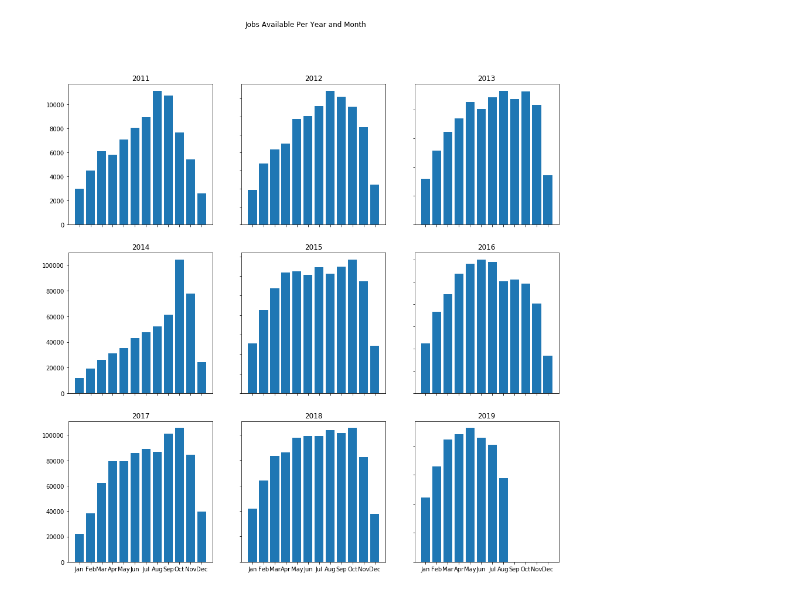
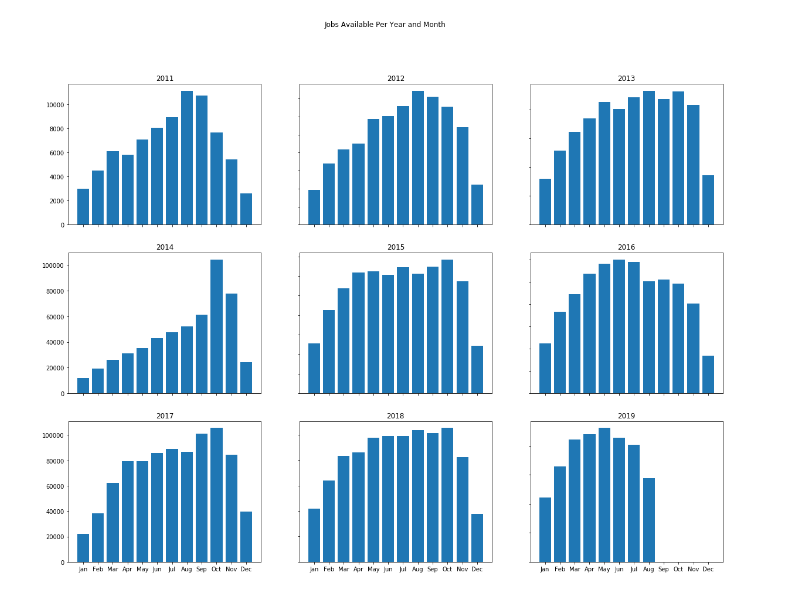
Before and after one commit to Khumo94/citadel-datathon-2019, a Jupyter notebook: load-dataset-1.ipynb, the cells around one changed output. Cells and saved outputs as stored; diff of their text form; code cells hidden in the pictures.

Commit message:
graphs from shivs part

```diff
--- a/load-dataset-1.ipynb
+++ b/load-dataset-1.ipynb
@@ -22,12 +22,14 @@ job_listings["deleted_month"] = [x.month for x in job_listings.delete_date]
 # %%
 jobcountsList = []
 datesList = []
+datesList2 = []
 monthmap = {"1":"Jan", "2":"Feb", "3":"Mar", "4":"Apr", "5":"May", "6":"Jun", "7":"Jul", "8":"Aug", "9":"Sep", "10":"Oct", "11":"Nov", "12":"Dec"}
 years = []
 for year in range (2011, 2020, 1):
     years.append(year)
     jobcounts = []
     dates = []
+    dates2 = []
     for month in range(1,13,1):
         # this = job_listings[job_listings.created.apply(lambda x:  x.year <= year and  x.month <= month) & job_listings.delete_date.apply(lambda x:  x.year >= year and  x.month >= month)]
         this = job_listings
@@ -38,21 +40,21 @@ for year in range (2011, 2020, 1):
         this = this[this.deleted_month >= month]
         # job_listings.deleted_year >= year & job_listings.deleted_month >= month]
         jobcounts.append(this["title"].count())
-        # dates.append("{} {}".format(monthmap[str(month)],"'"+str(year).lstrip("20")))
+        dates2.append("{} {}".format(monthmap[str(month)],"'"+str(year).lstrip("20")))
         dates.append("{}".format(monthmap[str(month)]))
     jobcountsList.append(jobcounts)
     datesList.append(dates)
+    datesList2.append(dates2)
 # %%
-# plot this month
+#plot by year
 # plt.figure(figsize=(20,10))
-fig, axs = plt.subplots(nrows=3, ncols=3, figsize=(15,15))
+fig, axs = plt.subplots(nrows=3, ncols=3, figsize=(20,15))
 fig.suptitle('Jobs Available Per Year and Month')
 for ax,dates, jobcounts, year in zip(axs.flat, datesList, jobcountsList, years):
     ax.bar(dates,jobcounts)
     ax.set_title(str(year))
 
 for ax in axs.flat:
     ax.label_outer()
-plt.show()
 # %% [output]
-[figure, old version]
+[figure, new version]
```
Also changed, not shown: parts of 3 cells of this notebook, 3 other files.
